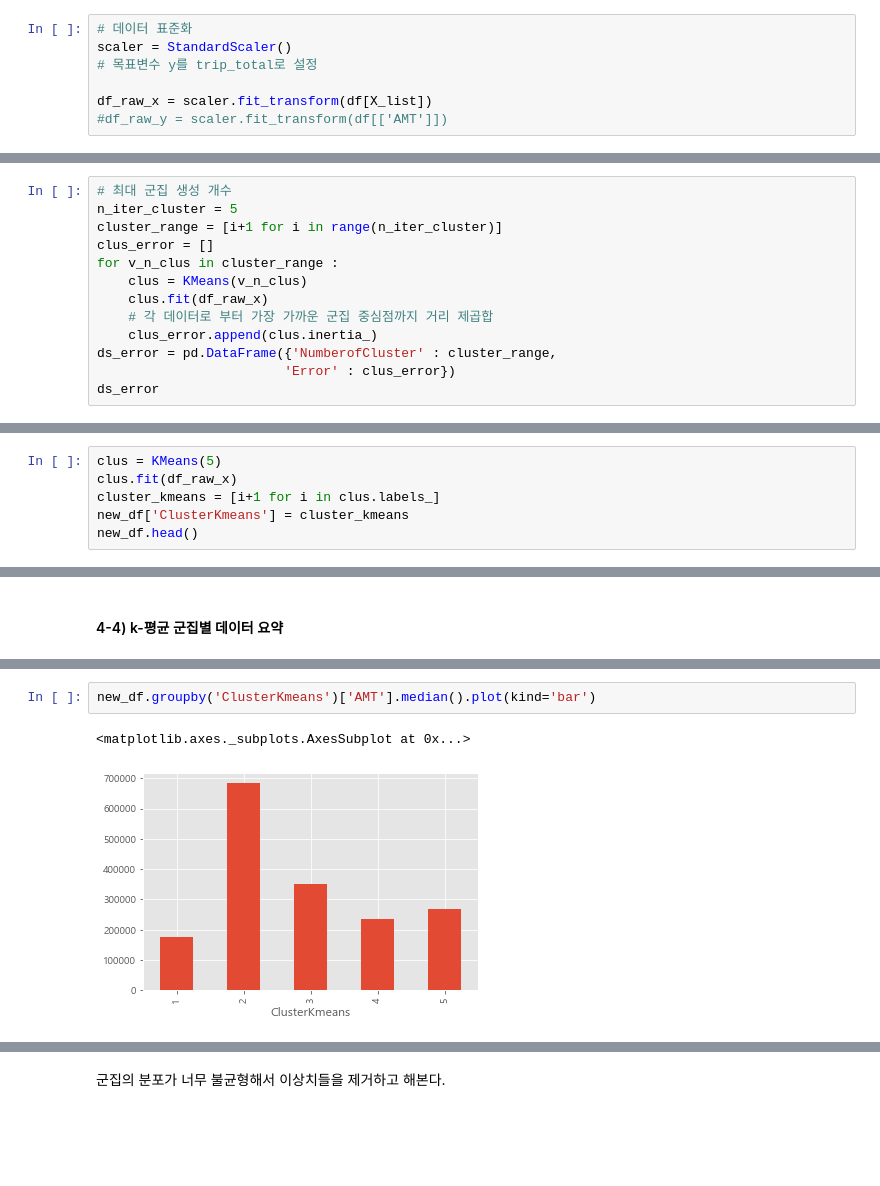
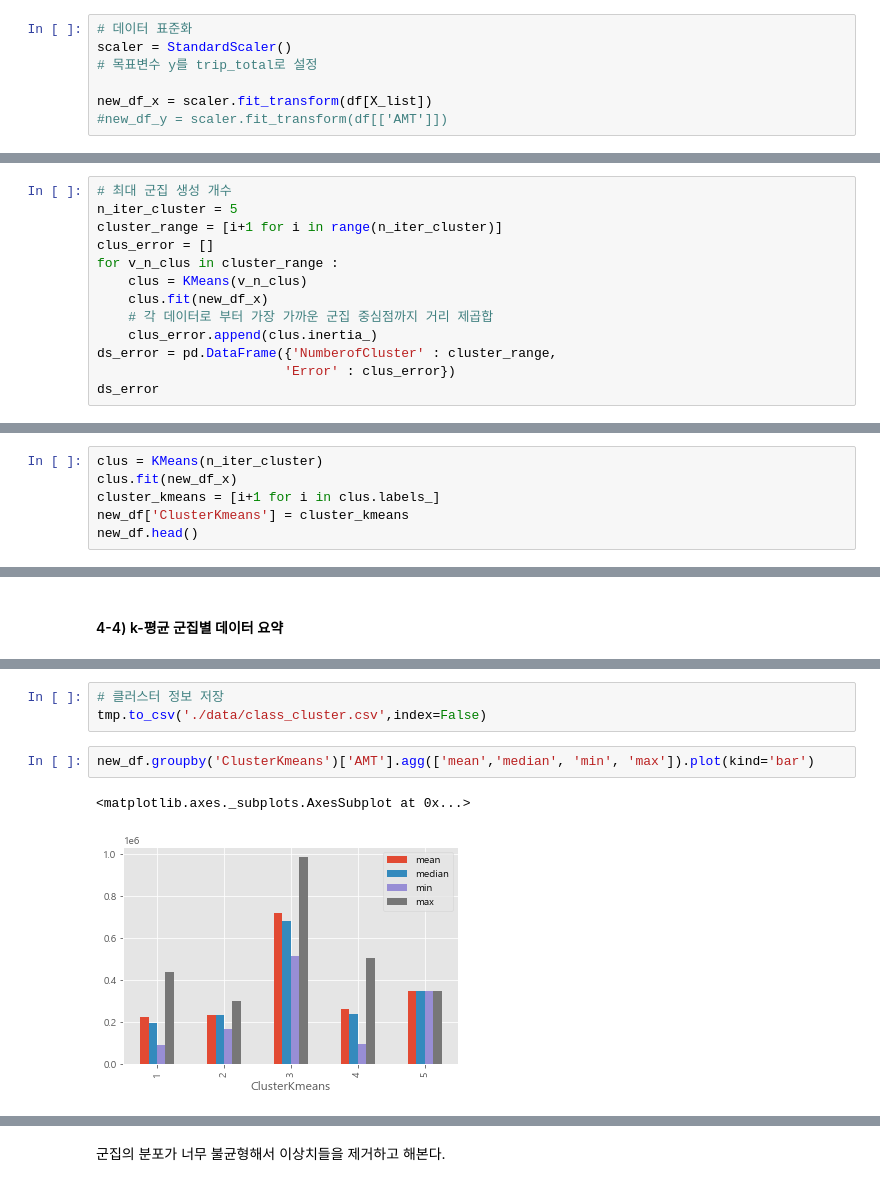
Before and after one commit to Hinterhalter/Jeju-Card-Use-Predict, a Jupyter notebook: Cluster.ipynb, the cells around one changed output, grey strips where cells are left out. Cells and saved outputs as stored; diff of their text form; blank space fills up the shorter version.

```diff
--- a/Cluster.ipynb
+++ b/Cluster.ipynb
@@ -85,8 +67,8 @@ X_list = list(df.columns)
 scaler = StandardScaler()
 # 목표변수 y를 trip_total로 설정
 
-df_raw_x = scaler.fit_transform(df[X_list])
-#df_raw_y = scaler.fit_transform(df[['AMT']])
+new_df_x = scaler.fit_transform(df[X_list])
+#new_df_y = scaler.fit_transform(df[['AMT']])
 # %% [markdown]
 ## k-평균 군집분석
 # %% [markdown]
@@ -98,7 +80,7 @@ cluster_range = [i+1 for i in range(n_iter_cluster)]
 clus_error = []
 for v_n_clus in cluster_range :
     clus = KMeans(v_n_clus)
-    clus.fit(df_raw_x)
+    clus.fit(new_df_x)
     # 각 데이터로 부터 가장 가까운 군집 중심점까지 거리 제곱합
     clus_error.append(clus.inertia_)
 ds_error = pd.DataFrame({'NumberofCluster' : cluster_range,
@@ -125,8 +107,8 @@ Text(0, 0.5, 'Sum of squared distance')
 # %% [markdown]
 #### 4-3) k-평균 군집 번호 생성
 # %%
-clus = KMeans(5)
-clus.fit(df_raw_x)
+clus = KMeans(n_iter_cluster)
+clus.fit(new_df_x)
 cluster_kmeans = [i+1 for i in clus.labels_]
 new_df['ClusterKmeans'] = cluster_kmeans
 new_df.head()
@@ -215,7 +219,10 @@ new_df[new_df['ClusterKmeans']==5].sort_values(by='AMT',ascending=False)
+# %%
+# 클러스터 정보 저장
+tmp.to_csv('./data/class_cluster.csv',index=False)
 # %%
-new_df.groupby('ClusterKmeans')['AMT'].median().plot(kind='bar')
+new_df.groupby('ClusterKmeans')['AMT'].agg(['mean','median', 'min', 'max']).plot(kind='bar')
 # %% [output]
 <matplotlib.axes._subplots.AxesSubplot at 0x...>
-[figure, old version]
+[figure, new version]
 # %%
 fig, ax = plt.subplots(nrows=2, ncols=3, figsize=(20,10))
```
Also changed, not shown: parts of 31 cells of this notebook, 4 other files.
